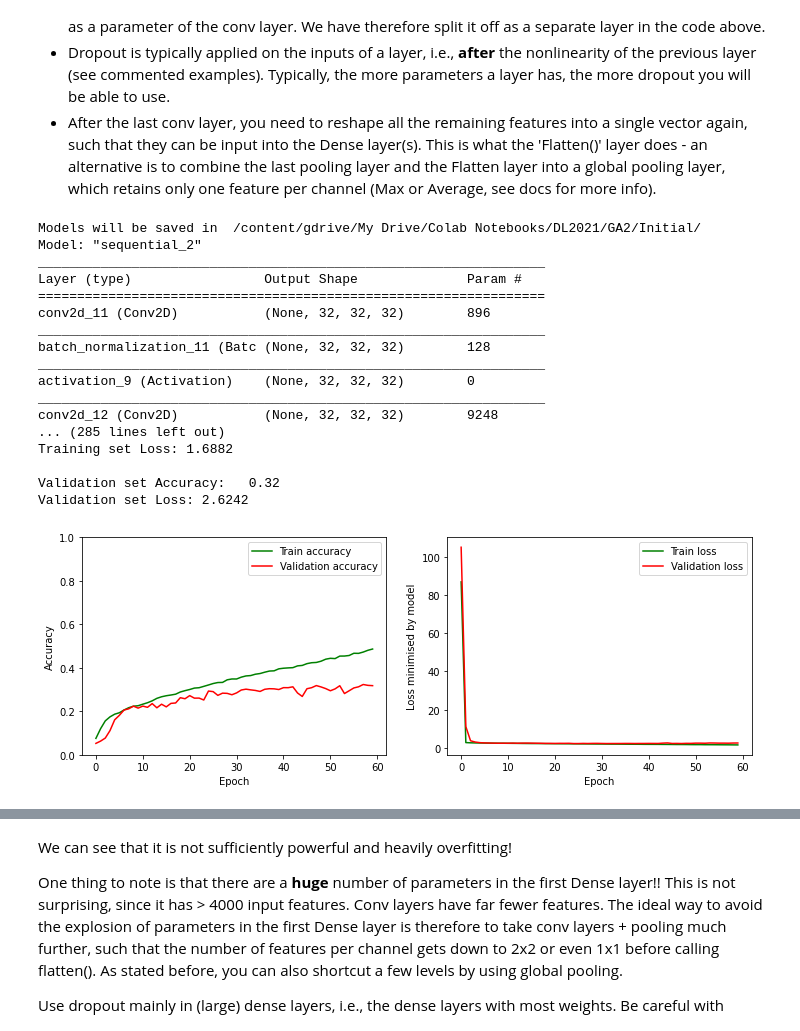
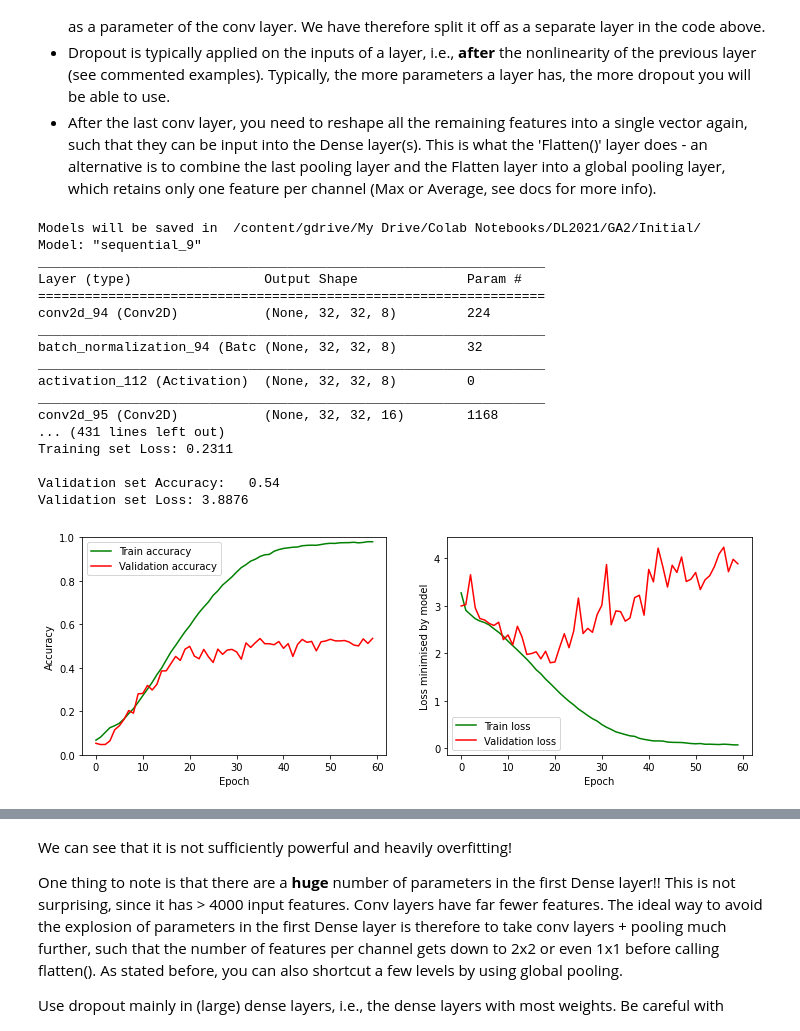
Before and after one commit to aaronhallaert/DeepLearningLab, a Jupyter notebook: Second Graded Assignment/GA2_init_train_history_backup.ipynb, the cells around one changed output, grey strips where cells are left out. Saved outputs shown, nothing was run; the diff lists cells and outputs as text; code cells hidden in the pictures.

```diff
--- a/Second Graded Assignment/GA2_init_train_history_backup.ipynb
+++ b/Second Graded Assignment/GA2_init_train_history_backup.ipynb
@@ -212,21 +214,37 @@ def initial_model():
   model = Sequential()
 
   # Convolutional layers
-  model.add(Conv2D(32, (3, 3), padding='same',input_shape=x_train.shape[1:]))
+  model.add(Conv2D(8, (3, 3), padding='same',input_shape=x_train.shape[1:]))
+  model.add(BatchNormalization())
+  model.add(Activation('relu'))
+  model.add(Conv2D(16, (3, 3), padding='same'))
+  model.add(BatchNormalization())
+  model.add(Activation('relu'))
+  model.add(MaxPooling2D(pool_size=(2, 2)))
+
+  model.add(Conv2D(32, (3, 3), padding='same'))
   model.add(BatchNormalization())
   model.add(Activation('relu'))
   model.add(Conv2D(32, (3, 3), padding='same'))
   model.add(BatchNormalization())
+  model.add(Activation('relu'))
   model.add(MaxPooling2D(pool_size=(2, 2)))
 
   model.add(Conv2D(64, (3, 3), padding='same'))
   model.add(BatchNormalization())
-  model.add(Conv2D(64, (3, 3), padding='same'))
+  model.add(Activation('relu'))
+  model.add(Conv2D(128, (3, 3), padding='same'))
   model.add(BatchNormalization())
+  model.add(Activation('relu'))
+  model.add(Conv2D(128, (3, 3), padding='same'))
+  model.add(BatchNormalization())
+  model.add(Activation('relu'))
   model.add(MaxPooling2D(pool_size=(2, 2)))
 
-
   model.add(Conv2D(288, (3, 3), padding='same'))
+  model.add(BatchNormalization())
+  model.add(Activation('relu'))
+  model.add(Conv2D(355, (3, 3), padding='same'))
   model.add(BatchNormalization())
   model.add(Activation('relu'))
   model.add(Conv2D(355, (3, 3), padding='same'))
@@ -236,11 +254,11 @@ def initial_model():
 
   # end of convolutional layers, start of 'hidden' dense layers (can be more than 1 if necessary)
   model.add(Flatten())
-  model.add(Dense(512))
+  model.add(Dense(2048))
   model.add(Activation('relu'))
 
   # Final dense layer = linear classifier
-  #model.add(Dropout(0.1))
+  model.add(Dropout(0.7))
   model.add(Dense(num_classes))
   model.add(Activation('softmax'))
 
@@ -308,7 +326,7 @@ class HistoryCheckpoint(History):
   def on_train_end(self, logs=None):
     os.remove(self.pickle_path)
 
-batch_size = 1024
+batch_size = 512
 epochs = 60
 
 
@@ -361,43 +379,43 @@ model_1.fit(x_train, r_train,
           #callbacks = [cp_callback, stopping_callback],
           callbacks=[history_callback, backup_callback, best_cp_callback],
           shuffle=True)
 history_1 = history_callback
 
 # Run code below to save the weights of final trained model:
 # (not very useful in combination with modelcheckpoint, because then you would revert to the best model afterwards)
 #model_1.save_weights(model_savename)
 
 # We analyse the result:
 
 [train_loss, train_accuracy] = model_1.evaluate(x_train_small, r_train_small, verbose=0)
 print("Training set Accuracy:{:7.2f}".format(train_accuracy))
 print("Training set Loss:{:7.4f}\n".format(train_loss))
 
 [val_loss, val_accuracy] = model_1.evaluate(x_val, r_val, verbose=0)
 print("Validation set Accuracy:{:7.2f}".format(val_accuracy))
 print("Validation set Loss:{:7.4f}\n".format(val_loss))
 
 #Now we visualise what happened during training
 plot_history(history_1)
 # %% [output]
 Models will be saved in  /content/gdrive/My Drive/Colab Notebooks/DL2021/GA2/Initial/
-Model: "sequential_2"
+Model: "sequential_9"
 _________________________________________________________________
 Layer (type)                 Output Shape              Param #
 =================================================================
-conv2d_11 (Conv2D)           (None, 32, 32, 32)        896
+conv2d_94 (Conv2D)           (None, 32, 32, 8)         224
 _________________________________________________________________
-batch_normalization_11 (Batc (None, 32, 32, 32)        128
+batch_normalization_94 (Batc (None, 32, 32, 8)         32
 _________________________________________________________________
-activation_9 (Activation)    (None, 32, 32, 32)        0
+activation_112 (Activation)  (None, 32, 32, 8)         0
 _________________________________________________________________
-conv2d_12 (Conv2D)           (None, 32, 32, 32)        9248
-... (285 lines left out)
-Training set Loss: 1.6882
+conv2d_95 (Conv2D)           (None, 32, 32, 16)        1168
+... (431 lines left out)
+Training set Loss: 0.2311
 
-Validation set Accuracy:   0.32
-Validation set Loss: 2.6242
+Validation set Accuracy:   0.54
+Validation set Loss: 3.8876
-[figure, old version]
+[figure, new version]
 # %%
 # Normally, the backup is deleted automatically after all training epochs have ended.
 # Executing this command forces the deletion even if the training is not done yet.
```
Also changed, not shown: parts of 3 cells of this notebook.
